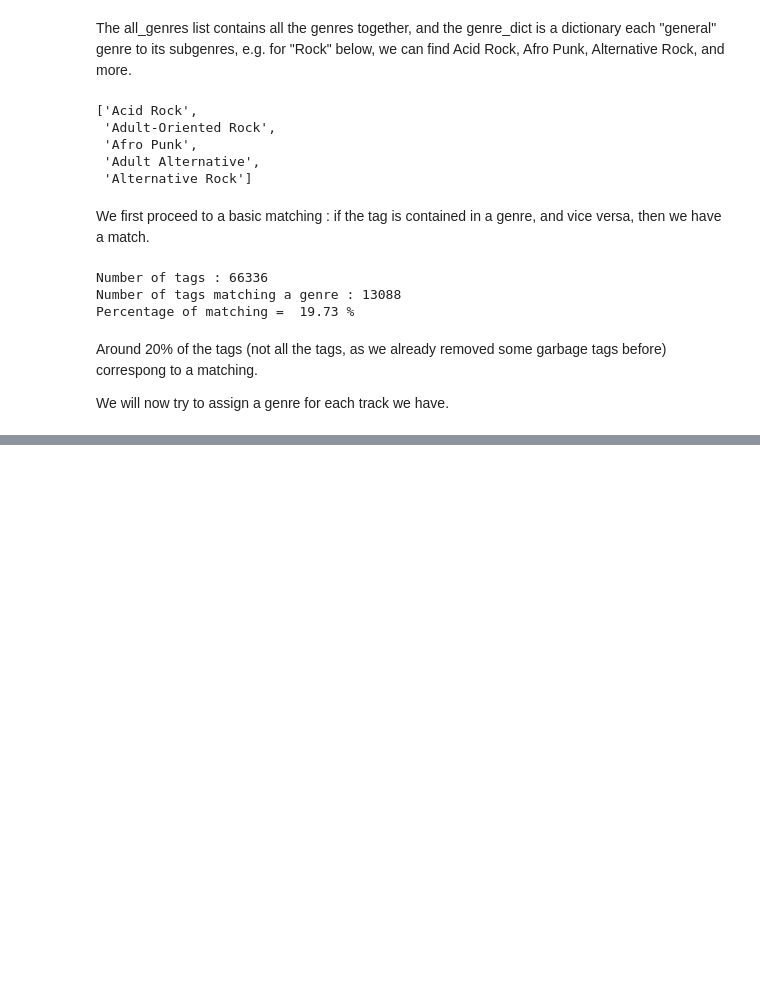
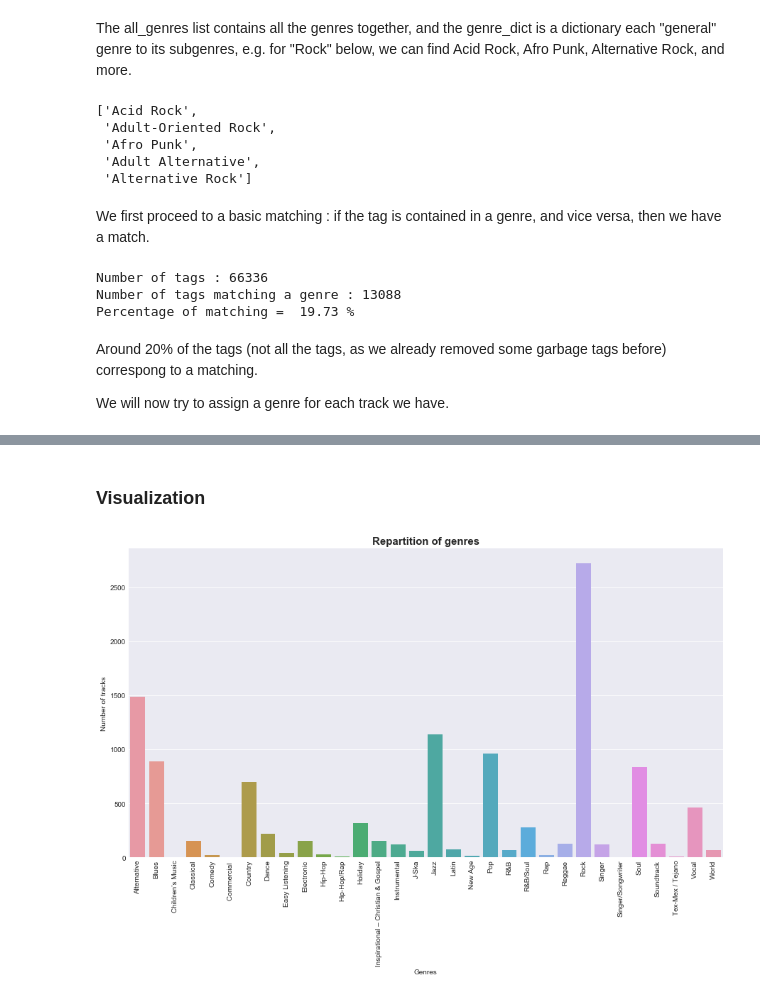
Before and after one commit to padesplaces/ada2017, a Jupyter notebook: project/Genres.ipynb, the cells around one changed output, grey strips where cells are left out. Saved outputs shown, nothing was run; the diff lists cells and outputs as text; code cells hidden in the pictures; blank space fills up the shorter version.

Commit message:
genres + viz

```diff
--- a/project/Genres.ipynb
+++ b/project/Genres.ipynb
@@ -214,2 +214,16 @@ On 15856 tracks, 12554 (79.18 %) have tags, and we can assign a genre for 11263
 # %%
 pickle.dump(tracks_with_tags, open("data/genres_shs.p", "wb"))
+# %% [markdown]
+### Visualization
+# %%
+group_by_genre = tracks_with_tags.groupby(tracks_with_tags.genre).count()[['title']]
+group_by_genre.columns = ["Number of tracks"]
+group_by_genre["Genres"] = group_by_genre.index
+sns.set_style('darkgrid')
+fig, ax = plt.subplots(figsize = (15,8))
+ax.set_title("Repartition of genres", fontsize=15, fontweight='bold')
+sns.barplot(x="Genres", y="Number of tracks" , data=group_by_genre, saturation=0.7, errcolor='.7')
+plt.xticks(rotation=90)
+plt.show()
+# %% [output]
+[figure, added]
```
Also changed, not shown: parts of 2 cells of this notebook, 2 other files.
